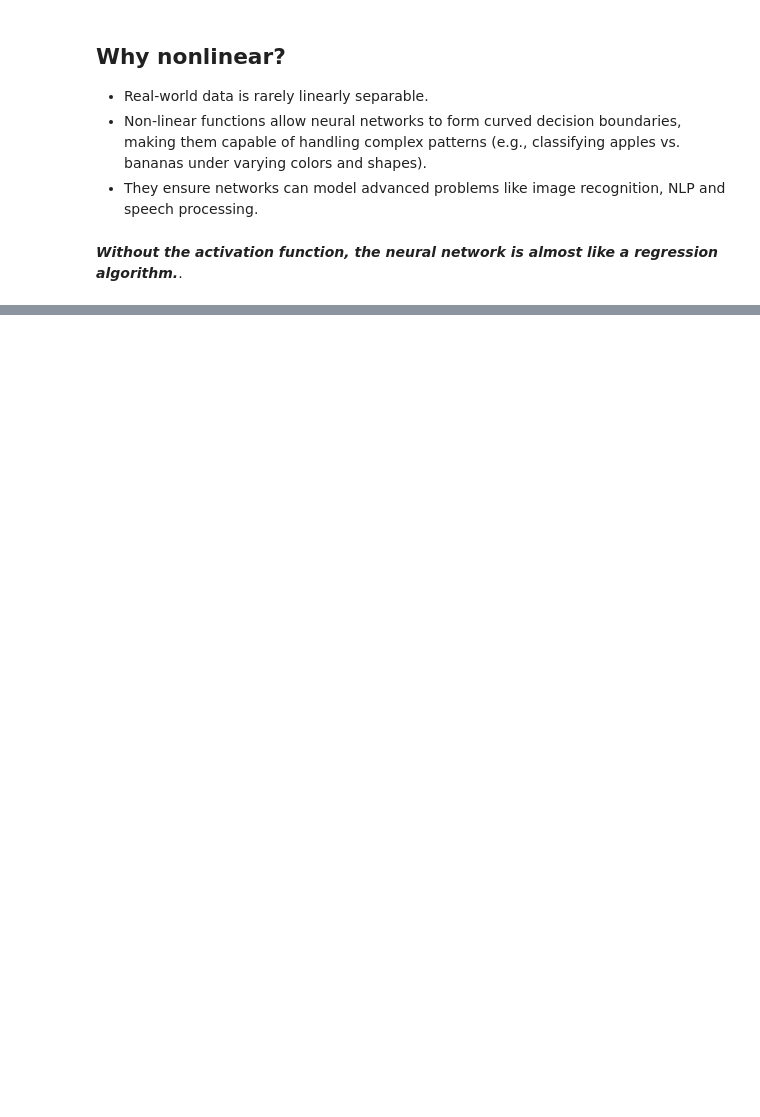
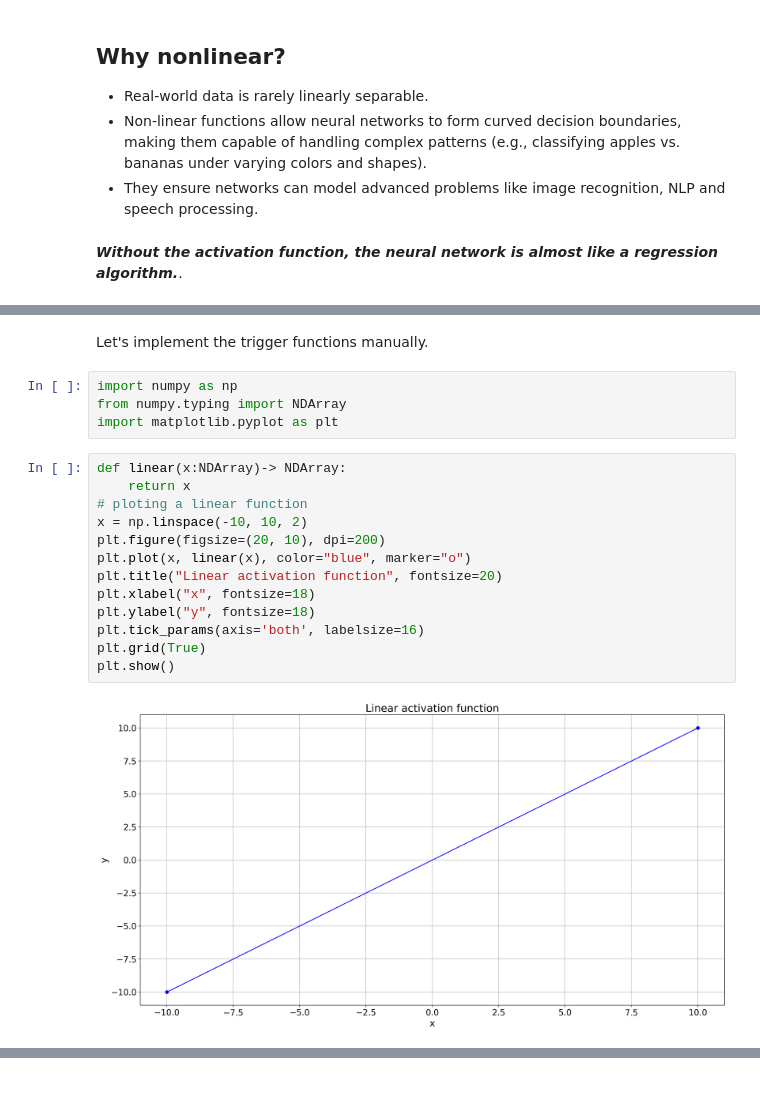
Before and after one commit to HosseinHeydari2004/Neural-Network-From-Scratch, a Jupyter notebook: main.ipynb, the cells around one changed output, grey strips where cells are left out. Drawn from its saved outputs; the diff is of its cells as text; blank space fills up the shorter version.

```diff
--- a/main.ipynb
+++ b/main.ipynb
@@ -165,6 +165,27 @@ Linear Activation Function resembles straight line define by y=x. No matter how
 <div style="text-align:center;">
   <img src="image/Linear-Activation-Function.png" alt="Linear Activation Functions" />
 </div>
+# %% [markdown]
+Let's implement the trigger functions manually.
+# %%
+import numpy as np
+from numpy.typing import NDArray
+import matplotlib.pyplot as plt
+# %%
+def linear(x:NDArray)-> NDArray:
+    return x
+# ploting a linear function
+x = np.linspace(-10, 10, 2)
+plt.figure(figsize=(20, 10), dpi=200)
+plt.plot(x, linear(x), color="blue", marker="o")
+plt.title("Linear activation function", fontsize=20)
+plt.xlabel("x", fontsize=18)
+plt.ylabel("y", fontsize=18)
+plt.tick_params(axis='both', labelsize=16)
+plt.grid(True)
+plt.show()
+# %% [output]
+[figure, added]
 # %% [markdown]
 ## 2. Sigmoid
 
```
Also changed, not shown: parts of 7 cells of this notebook, 3 other files.
